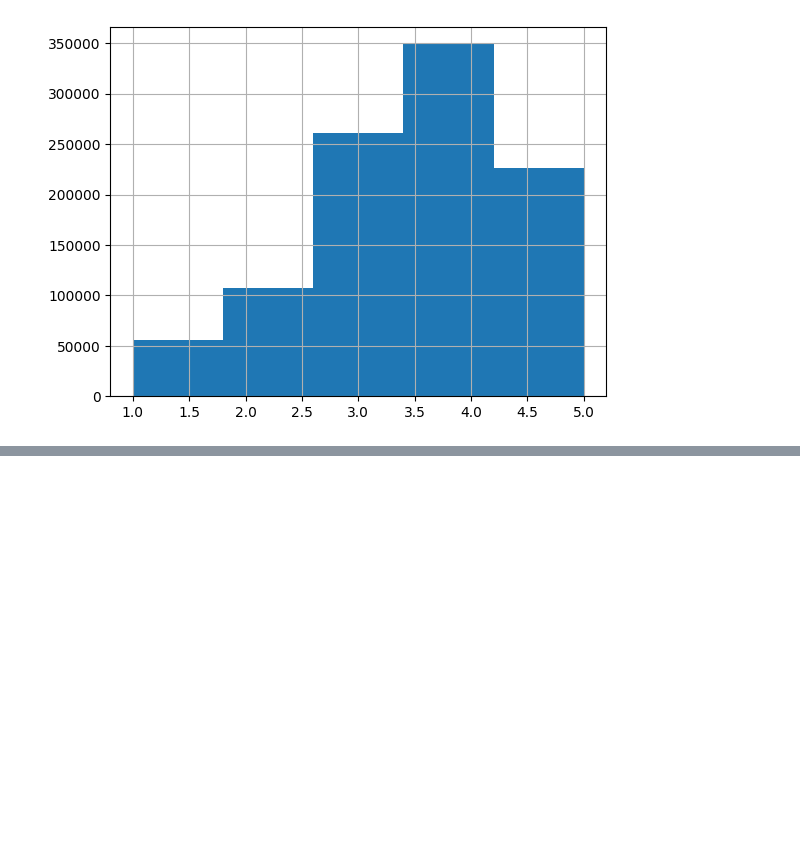
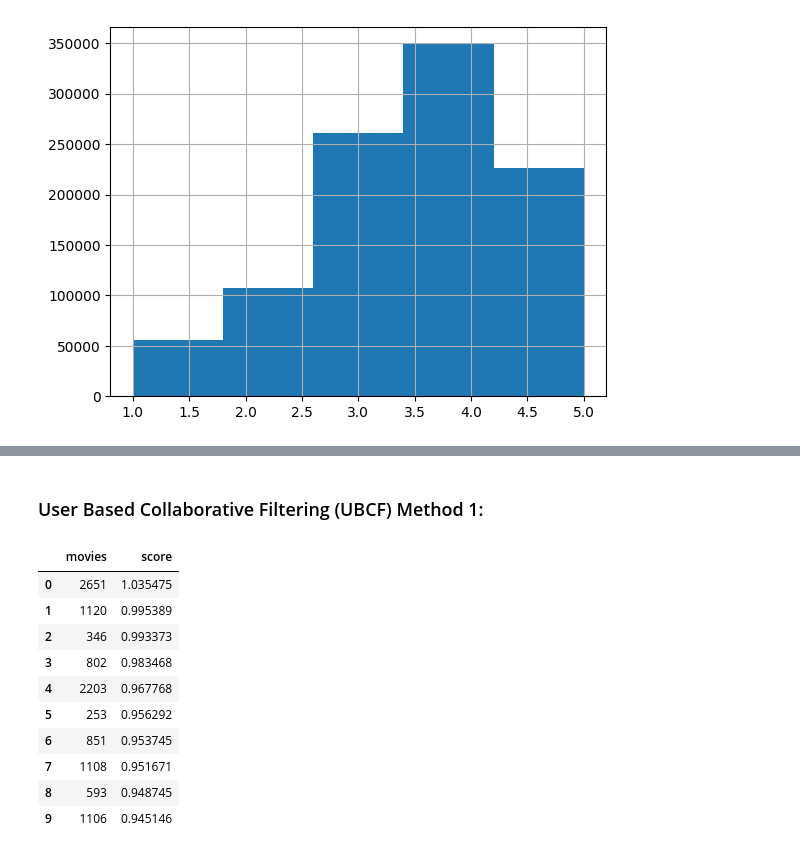
Before and after one commit to reethified/movie_recommender, a Jupyter notebook: movie_recommen.ipynb, the cells around one changed output, grey strips where cells are left out. Drawn from its saved outputs; the diff is of its cells as text; code cells hidden in the pictures; blank space fills up the shorter version.

```diff
--- a/movie_recommen.ipynb
+++ b/movie_recommen.ipynb
@@ -108,0 +155,5 @@ genre_rating
+# %%
+data['MovieID']=data['MovieID'].astype("category")
+data['UserID']=data['UserID'].astype("category")
+data['MovieID'] = data['MovieID'].cat.codes
+data['UserID'] = data['UserID'].cat.codes
@@ -108,0 +181,36 @@ genre_rating
+# %%
+sparse_item_user = sparse.csr_matrix((data['Rating'].astype(int), (data['MovieID'], data['UserID'])))
+sparse_user_item = sparse.csr_matrix((data['Rating'].astype(int), (data['UserID'], data['MovieID'])))
+# %%
+model = implicit.als.AlternatingLeastSquares(factors=20, regularization=0.1, iterations=20)
+alpha_val = 15
+data_conf = (sparse_user_item * alpha_val).astype('int')
+model.fit(data_conf)
+# %%
+n_similar = 10
+# %% [markdown]
+### User Based Collaborative Filtering (UBCF) Method 1:
+# %%
+#------------------------------
+# CREATE USER RECOMMENDATIONS
+#------------------------------
+
+# Create recommendations for user with id 2025
+user_id = 501
+
+# Use the implicit recommender.
+similar = model.recommend(user_id,user_items=sparse_user_item[user_id],N=n_similar)
+recommendations = pd.DataFrame({'movies': similar[0], 'score': similar[1]})
+recommendations
+# %% [output]
+|  | movies | score |
+| 0 | 2651 | 1.035475 |
+| 1 | 1120 | 0.995389 |
+| 2 | 346 | 0.993373 |
+| 3 | 802 | 0.983468 |
+| 4 | 2203 | 0.967768 |
+| 5 | 253 | 0.956292 |
+| 6 | 851 | 0.953745 |
+| 7 | 1108 | 0.951671 |
+| 8 | 593 | 0.948745 |
+| 9 | 1106 | 0.945146 |
```
Also changed, not shown: parts of 20 cells of this notebook, 1 other file.
